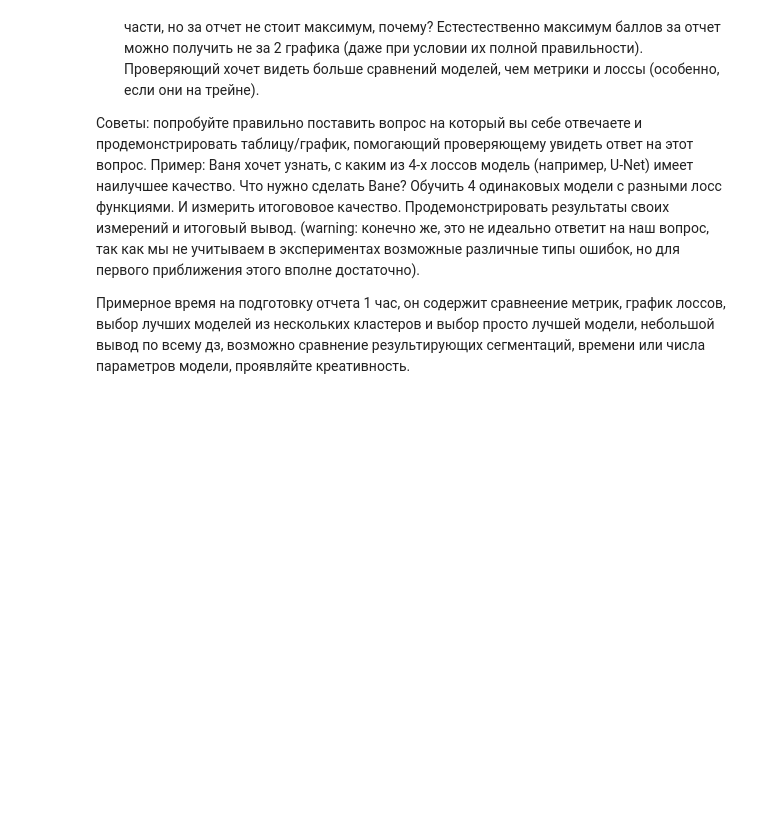
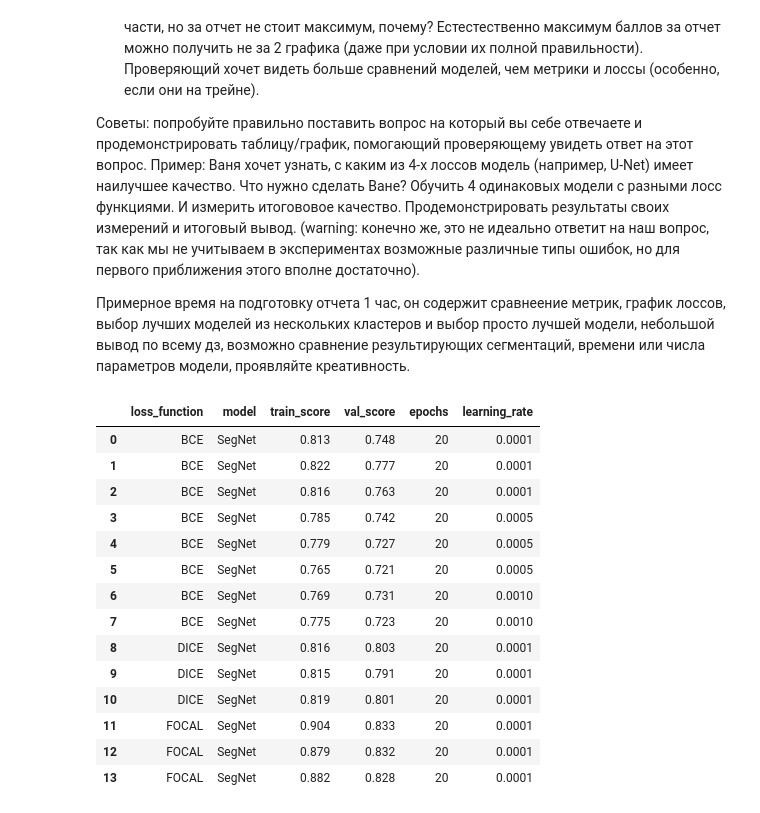
Before and after one commit to prosvirinKir/Deep-Learning-Sckool-term1, a Jupyter notebook: HW_6_semantic_segmentation.ipynb, the cells around one changed output. Saved outputs shown, nothing was run; the diff lists cells and outputs as text; code cells hidden in the pictures; blank space fills up the shorter version.

```diff
--- a/HW_6_semantic_segmentation.ipynb
+++ b/HW_6_semantic_segmentation.ipynb
@@ -1153,0 +1168,12 @@ res = pd.DataFrame(columns=['loss_function', 'model', 'train_score', 'val_score'
+# %%
+res.loc[0] = ['BCE', 'SegNet', 0.813, 0.748, 20, 1e-4]
+res.loc[1] = ['BCE', 'SegNet', 0.822, 0.777, 20, 1e-4]
+res.loc[2] = ['BCE', 'SegNet', 0.816, 0.763, 20, 1e-4]
+
+res.loc[3] = ['BCE', 'SegNet', 0.785, 0.742, 20, 5e-4]
+res.loc[4] = ['BCE', 'SegNet', 0.779, 0.727, 20, 5e-4]
+res.loc[5] = ['BCE', 'SegNet', 0.765, 0.721, 20, 5e-4]
+
+res.loc[6] = ['BCE', 'SegNet', 0.769, 0.731, 20, 1e-3]
+res.loc[7] = ['BCE', 'SegNet', 0.775, 0.723, 20, 1e-3]
+res.loc[8] = ['BCE', 'SegNet', 0.754, 0.725, 20, 1e-3]
@@ -1153,0 +1190,18 @@ res = pd.DataFrame(columns=['loss_function', 'model', 'train_score', 'val_score'
+# %%
+res
+# %% [output]
+|  | loss_function | model | train_score | val_score | epochs | learning_rate |
+| 0 | BCE | SegNet | 0.813 | 0.748 | 20 | 0.0001 |
+| 1 | BCE | SegNet | 0.822 | 0.777 | 20 | 0.0001 |
+| 2 | BCE | SegNet | 0.816 | 0.763 | 20 | 0.0001 |
+| 3 | BCE | SegNet | 0.785 | 0.742 | 20 | 0.0005 |
+| 4 | BCE | SegNet | 0.779 | 0.727 | 20 | 0.0005 |
+| 5 | BCE | SegNet | 0.765 | 0.721 | 20 | 0.0005 |
+| 6 | BCE | SegNet | 0.769 | 0.731 | 20 | 0.0010 |
+| 7 | BCE | SegNet | 0.775 | 0.723 | 20 | 0.0010 |
+| 8 | DICE | SegNet | 0.816 | 0.803 | 20 | 0.0001 |
+| 9 | DICE | SegNet | 0.815 | 0.791 | 20 | 0.0001 |
+| 10 | DICE | SegNet | 0.819 | 0.801 | 20 | 0.0001 |
+| 11 | FOCAL | SegNet | 0.904 | 0.833 | 20 | 0.0001 |
+| 12 | FOCAL | SegNet | 0.879 | 0.832 | 20 | 0.0001 |
+| 13 | FOCAL | SegNet | 0.882 | 0.828 | 20 | 0.0001 |
```
Also changed, not shown: parts of 15 cells of this notebook.
